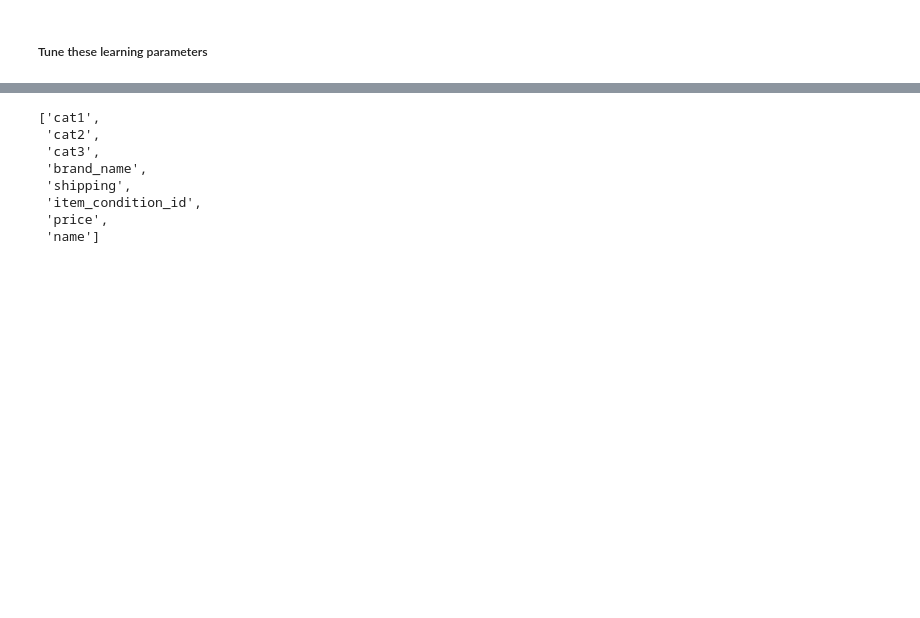
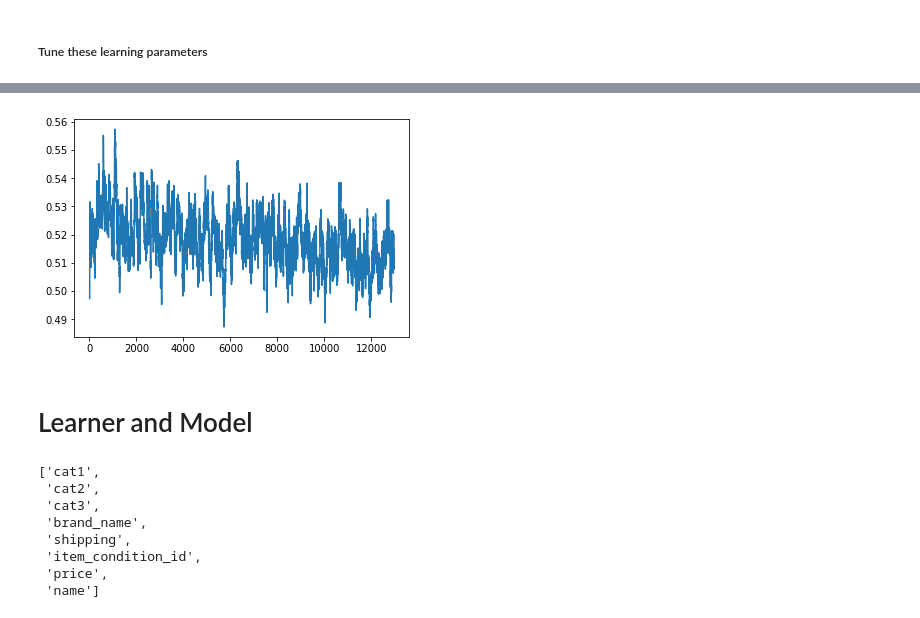
Before and after one commit to DebPanigrahi/NLP, a Jupyter notebook: mercari.ipynb, the cells around one changed output, grey strips where cells are left out. Drawn from its saved outputs; the diff is of its cells as text; code cells hidden in the pictures; blank space fills up the shorter version.

```diff
--- a/mercari.ipynb
+++ b/mercari.ipynb
@@ -199,0 +669,6 @@ contin_vars = ['item_condition_id']
+# %%
+lrs=np.array([1e-4,1e-3,1e-2])
+learner.freeze_to(-1)
+learner.fit(lrs/2, 1)
+learner.unfreeze()
+learner.fit(lrs, 1, cycle_len=1)
@@ -199,0 +689,2 @@ contin_vars = ['item_condition_id']
+# %%
+learner.fit(lrs, 3, cycle_len=1, cycle_mult=2, cycle_save_name='mercari')
@@ -200,3 +700,9 @@ contin_vars = ['item_condition_id']
+# %%
+learner.sched.plot_loss()
+# %% [output]
+[figure, added]
+# %% [markdown]
+# Learner and Model
 # %%
 dep = 'price'
 test[dep] = 0
```
Also changed, not shown: parts of 82 cells of this notebook.
